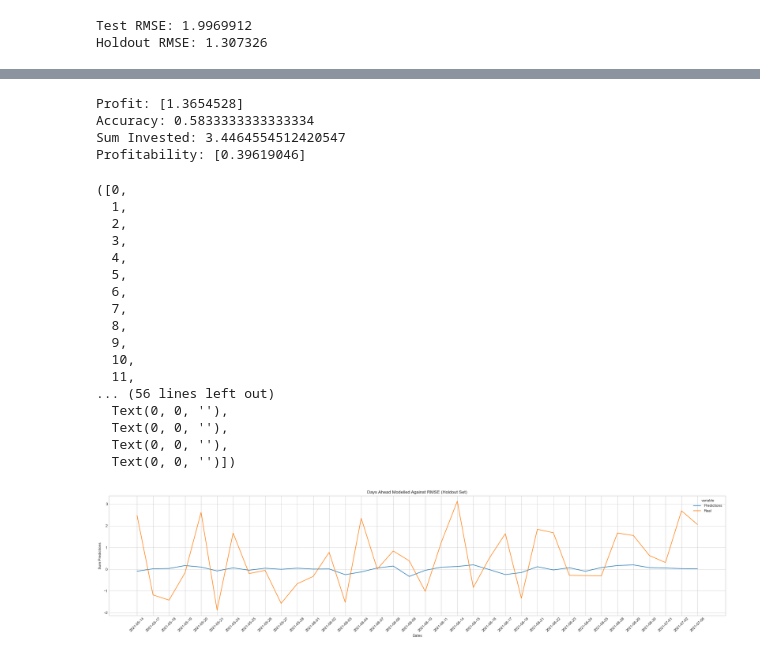
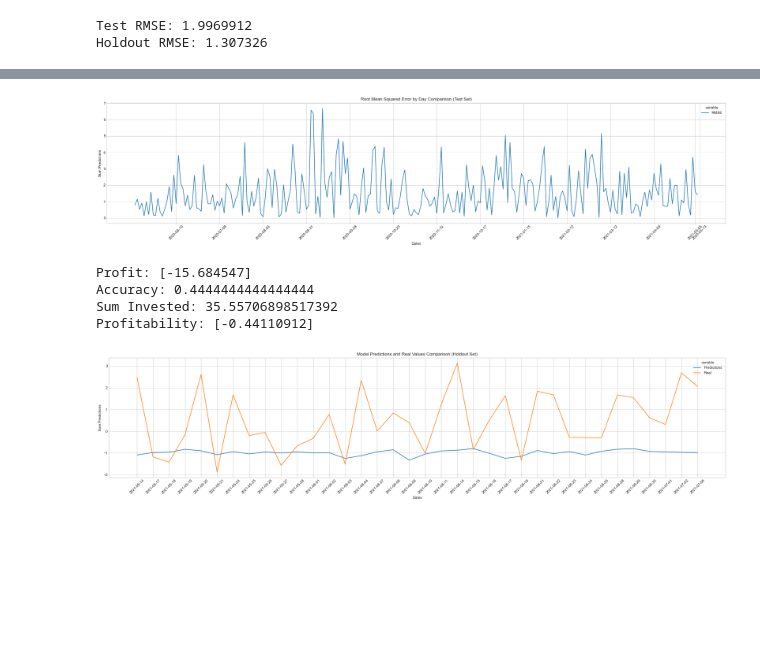
Before and after one commit to nathanindrakumar/Final_Project, a Jupyter notebook: AltRegSol.ipynb, the cells around one changed output, grey strips where cells are left out. Cells and saved outputs as stored; diff of their text form; code cells hidden in the pictures; blank space fills up the shorter version.

```diff
--- a/AltRegSol.ipynb
+++ b/AltRegSol.ipynb
@@ -1326,7 +1326,8 @@ for uni in unique:
             predsum += pred
             predcount += 1
             reala = real
-    predsum = ((predsum/predcount)*14.77377722861989)+3
+#     predsum = (predsum/predcount)
+    predsum = ((predsum/predcount)*14.77377722861989)
 #     predsum = (predsum/600)+1
     invested += abs(predsum)
     daychange = predsum * reala
@@ -1370,3 +1371,27 @@ plt.xticks(['2020-05-13','2020-06-10', '2020-07-08', '2020-08-04', '2020-08-31',
+# %%
+import math
+errorlist = []
+for x in range(len(predsumlist)):
+    error = math.sqrt((predsumlist[x] - realal[x])**2)
+    errorlist.append(error)
+
+diction = {"RMSE": errorlist, "Dates": unique}
+dfsea = pd.DataFrame(diction)
+dfsea = dfsea.sort_values(by=['Dates'])
+plt.style.use('seaborn-whitegrid')
+
+# sortedlist = np.sort(unique)
+# sortedlist = sortedlist[0::19]
+fig_dims = (30, 6)
+fig, ax = plt.subplots(figsize=fig_dims)
+sns.lineplot(x='Dates',y='value',hue='variable',ax=ax, data = pd.melt(dfsea,["Dates"]))
+ax.set(xlabel='Dates',ylabel='Sum Predictions',title='Root Mean Squared Error by Day Comparison (Test Set)')
+plt.xticks(['2020-05-13','2020-06-10', '2020-07-08', '2020-08-04', '2020-08-31',
+ '2020-09-28', '2020-10-23', '2020-11-19', '2020-12-17', '2021-01-15',
+ '2021-02-12', '2021-03-12', '2021-04-09','2021-05-05'],rotation=45);
+plt.show()
+# %% [output]
+[figure, added]
 # %%
 modelpreds = y_pred_holdout_elastic
 y = y_holdout2
@@ -1386,7 +1411,7 @@ for uni in unique:
             predsum += pred
             predcount += 1
             reala = real
-    predsum = ((predsum/predcount)*14.77377722861989)+1
+    predsum = ((predsum/predcount)*14.77377722861989)
 #     predsum = (predsum/600)+1
     invested += abs(predsum)
     daychange = predsum * reala
@@ -1402,43 +1427,27 @@ print("Accuracy:", (bullorbearcount/len(unique)))
 print("Sum Invested:", invested)
 print("Profitability:", (profit/invested))
 # %% [output]
-Profit: [1.3654528]
-Accuracy: 0.5833333333333334
-Sum Invested: 3.4464554512420547
-Profitability: [0.39619046]
+Profit: [-15.684547]
+Accuracy: 0.4444444444444444
+Sum Invested: 35.55706898517392
+Profitability: [-0.44110912]
 # %%
 # predsuml = [item for sublist in predsumlist for item in sublist]
 realal = [item for sublist in realalist for item in sublist]
 
 diction = {"Predictions": predsumlist, "Real": realal, "Dates": unique}
 dfsea = pd.DataFrame(diction)
 dfsea = dfsea.sort_values(by=['Dates'])
 plt.style.use('seaborn-whitegrid')
 
 # sortedlist = np.sort(unique)
 # sortedlist = sortedlist[0::19]
 
 fig_dims = (30, 6)
 fig, ax = plt.subplots(figsize=fig_dims)
 sns.lineplot(x='Dates',y='value',hue='variable',ax=ax, data = pd.melt(dfsea,["Dates"]))
-ax.set(xlabel='Dates',ylabel='Sum Predictions',title='Days Ahead Modelled Against RMSE (Holdout Set)')
+ax.set(xlabel='Dates',ylabel='Sum Predictions',title='Model Predictions and Real Values Comparison (Holdout Set)')
 plt.xticks(rotation=45)
+plt.show()
 # %% [output]
-([0,
-  1,
-  2,
-  3,
-  4,
-  5,
-  6,
-  7,
-  8,
-  9,
-  10,
-  11,
-... (56 lines left out)
-  Text(0, 0, ''),
-  Text(0, 0, ''),
-  Text(0, 0, ''),
-  Text(0, 0, '')])
-[figure, old version]
+[figure, new version]
```
Also changed, not shown: parts of 3 cells of this notebook, 15 other files.
